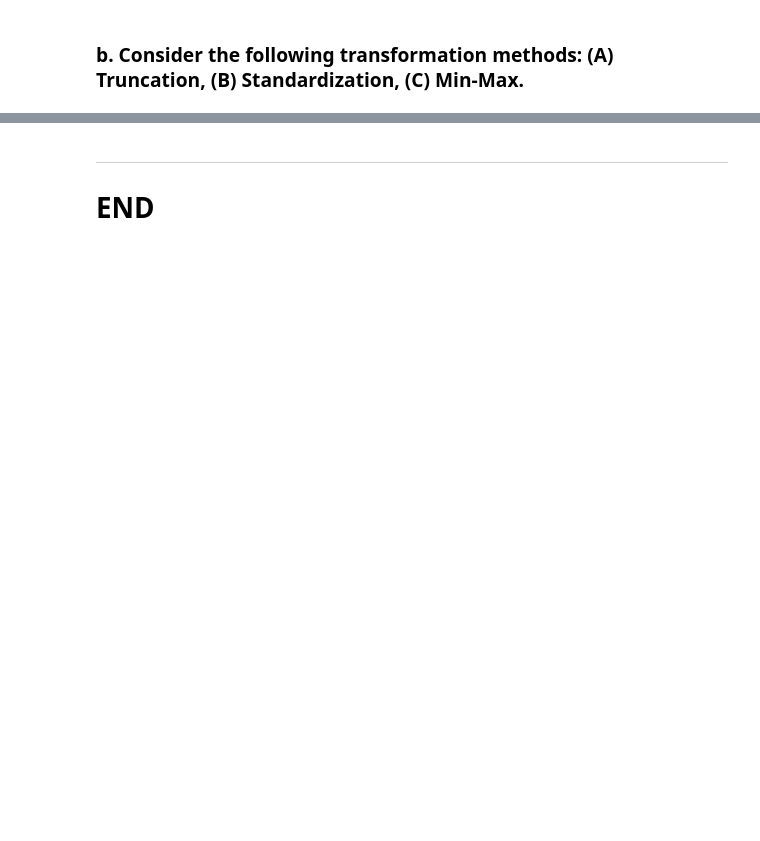
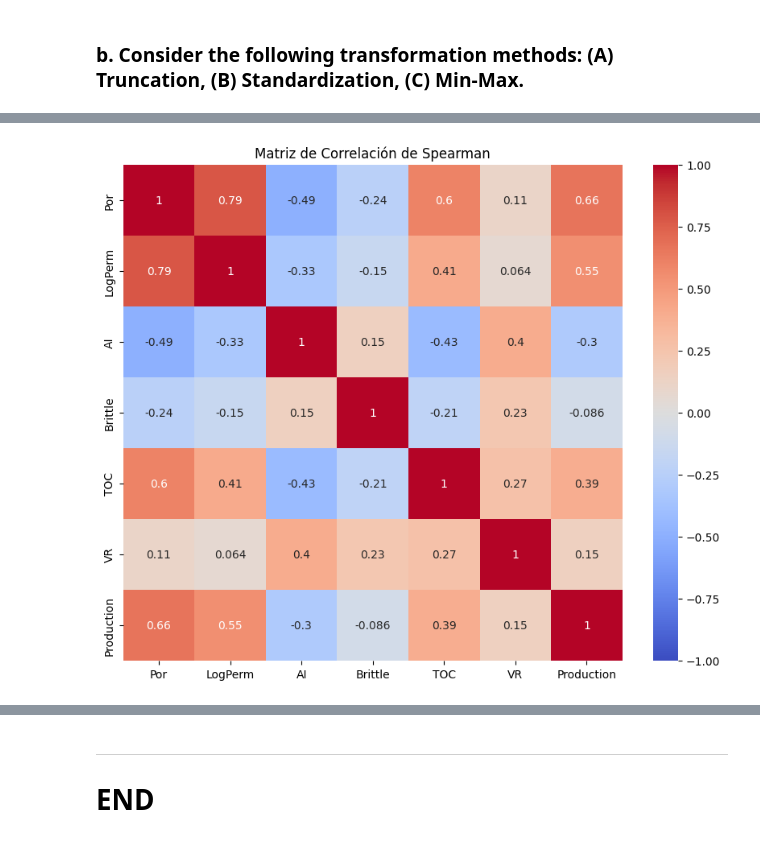
Before and after one commit to Albieri151/Ejercicios-Data-Science-Petroleo, a Jupyter notebook: Week 2/Alana_Albieri_Week2_Notebook.ipynb, the cells around one changed output, grey strips where cells are left out. Cells and saved outputs as stored; diff of their text form; code cells hidden in the pictures; blank space fills up the shorter version.

```diff
--- a/Week 2/Alana_Albieri_Week2_Notebook.ipynb
+++ b/Week 2/Alana_Albieri_Week2_Notebook.ipynb
@@ -299,0 +488,12 @@ df_datos_imputados_knn_sin_prod.describe()
+# %%
+# (C) Rank Correlation
+
+matriz_spearman = df_datos_imputados_knn_sin_prod.corr(method='spearman')
+
+
+plt.figure(figsize=(10, 8))
+sns.heatmap(matriz_spearman, annot=True, cmap='coolwarm', vmin=-1, vmax=1)
+plt.title('Matriz de Correlación de Spearman')
+plt.show()
+# %% [output]
+[figure, added]
```
Also changed, not shown: parts of 33 cells of this notebook.
